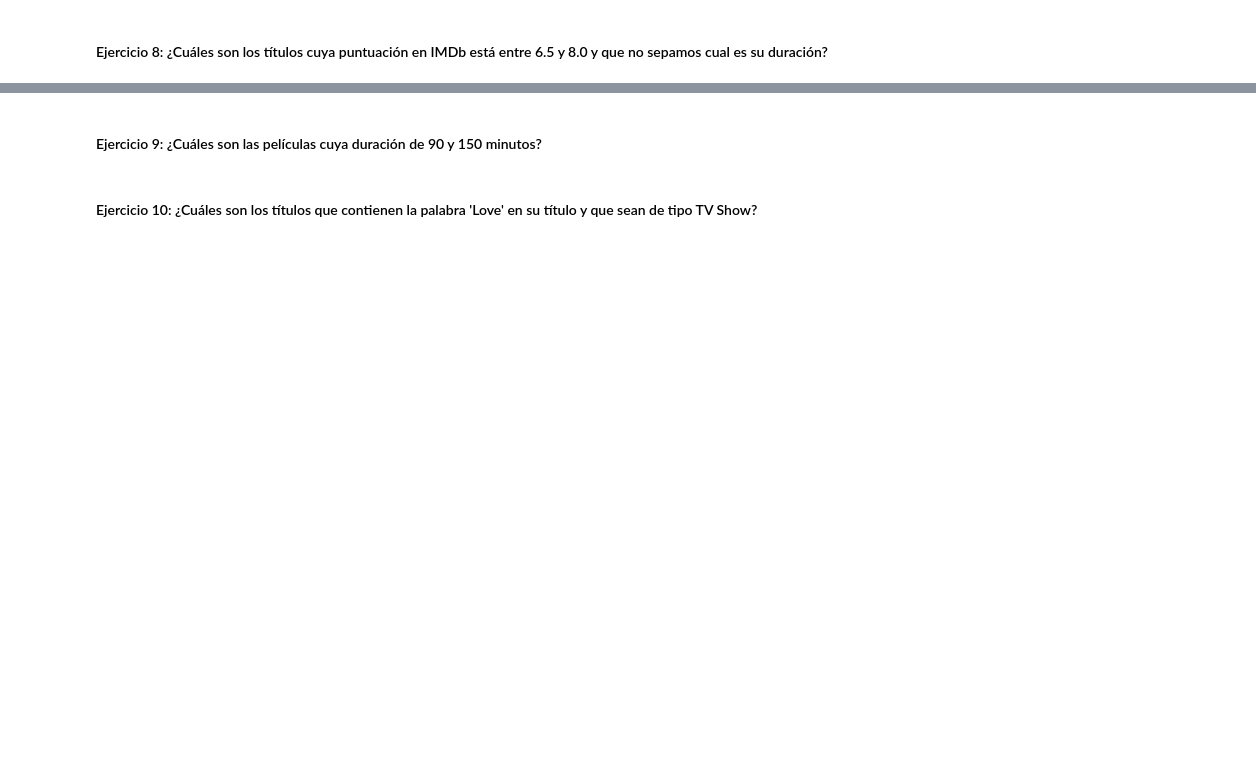
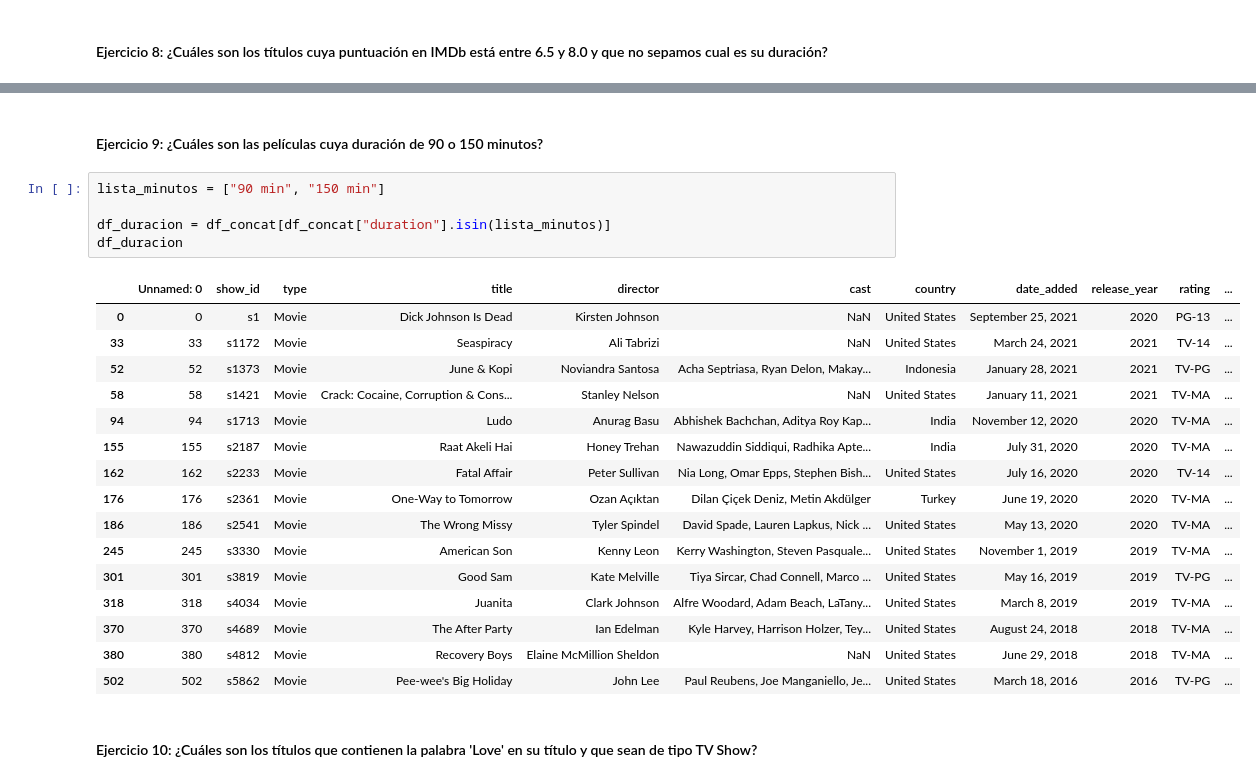
Before and after one commit to Cucks13/laboratorio-modulo02-leccion03-filtrado-groupby, a Jupyter notebook: laboratorio-modulo2-leccion03-filtrado.ipynb, the cells around one changed output, grey strips where cells are left out. Cells and saved outputs as stored; diff of their text form; blank space fills up the shorter version.

```diff
--- a/laboratorio-modulo2-leccion03-filtrado.ipynb
+++ b/laboratorio-modulo2-leccion03-filtrado.ipynb
@@ -77,4 +150,26 @@ df_concat[condicion1 | condicion2]
 # %% [markdown]
-#### Ejercicio 9: ¿Cuáles son las películas cuya duración de 90 y 150 minutos?
+ #### Ejercicio 9: ¿Cuáles son las películas cuya duración de 90 o 150 minutos?
+# %%
+lista_minutos = ["90 min", "150 min"]
+
+df_duracion = df_concat[df_concat["duration"].isin(lista_minutos)]
+df_duracion
+# %% [output]
+|  | Unnamed: 0 | show_id | type | title | director | cast | country | date_added | release_year | rating | ... |
+| 0 | 0 | s1 | Movie | Dick Johnson Is Dead | Kirsten Johnson | NaN | United States | September 25, 2021 | 2020 | PG-13 | ... |
+| 33 | 33 | s1172 | Movie | Seaspiracy | Ali Tabrizi | NaN | United States | March 24, 2021 | 2021 | TV-14 | ... |
+| 52 | 52 | s1373 | Movie | June & Kopi | Noviandra Santosa | Acha Septriasa, Ryan Delon, Makay... | Indonesia | January 28, 2021 | 2021 | TV-PG | ... |
+| 58 | 58 | s1421 | Movie | Crack: Cocaine, Corruption & Cons... | Stanley Nelson | NaN | United States | January 11, 2021 | 2021 | TV-MA | ... |
+| 94 | 94 | s1713 | Movie | Ludo | Anurag Basu | Abhishek Bachchan, Aditya Roy Kap... | India | November 12, 2020 | 2020 | TV-MA | ... |
+| 155 | 155 | s2187 | Movie | Raat Akeli Hai | Honey Trehan | Nawazuddin Siddiqui, Radhika Apte... | India | July 31, 2020 | 2020 | TV-MA | ... |
+| 162 | 162 | s2233 | Movie | Fatal Affair | Peter Sullivan | Nia Long, Omar Epps, Stephen Bish... | United States | July 16, 2020 | 2020 | TV-14 | ... |
+| 176 | 176 | s2361 | Movie | One-Way to Tomorrow | Ozan Açıktan | Dilan Çiçek Deniz, Metin Akdülger | Turkey | June 19, 2020 | 2020 | TV-MA | ... |
+| 186 | 186 | s2541 | Movie | The Wrong Missy | Tyler Spindel | David Spade, Lauren Lapkus, Nick ... | United States | May 13, 2020 | 2020 | TV-MA | ... |
+| 245 | 245 | s3330 | Movie | American Son | Kenny Leon | Kerry Washington, Steven Pasquale... | United States | November 1, 2019 | 2019 | TV-MA | ... |
+| 301 | 301 | s3819 | Movie | Good Sam | Kate Melville | Tiya Sircar, Chad Connell, Marco ... | United States | May 16, 2019 | 2019 | TV-PG | ... |
+| 318 | 318 | s4034 | Movie | Juanita | Clark Johnson | Alfre Woodard, Adam Beach, LaTany... | United States | March 8, 2019 | 2019 | TV-MA | ... |
+| 370 | 370 | s4689 | Movie | The After Party | Ian Edelman | Kyle Harvey, Harrison Holzer, Tey... | United States | August 24, 2018 | 2018 | TV-MA | ... |
+| 380 | 380 | s4812 | Movie | Recovery Boys | Elaine McMillion Sheldon | NaN | United States | June 29, 2018 | 2018 | TV-MA | ... |
+| 502 | 502 | s5862 | Movie | Pee-wee's Big Holiday | John Lee | Paul Reubens, Joe Manganiello, Je... | United States | March 18, 2016 | 2016 | TV-PG | ... |
 # %% [markdown]
 #### Ejercicio 10: ¿Cuáles son los títulos que contienen la palabra 'Love' en su título y que sean de tipo TV Show?
```
Also changed, not shown: parts of 20 cells of this notebook.
